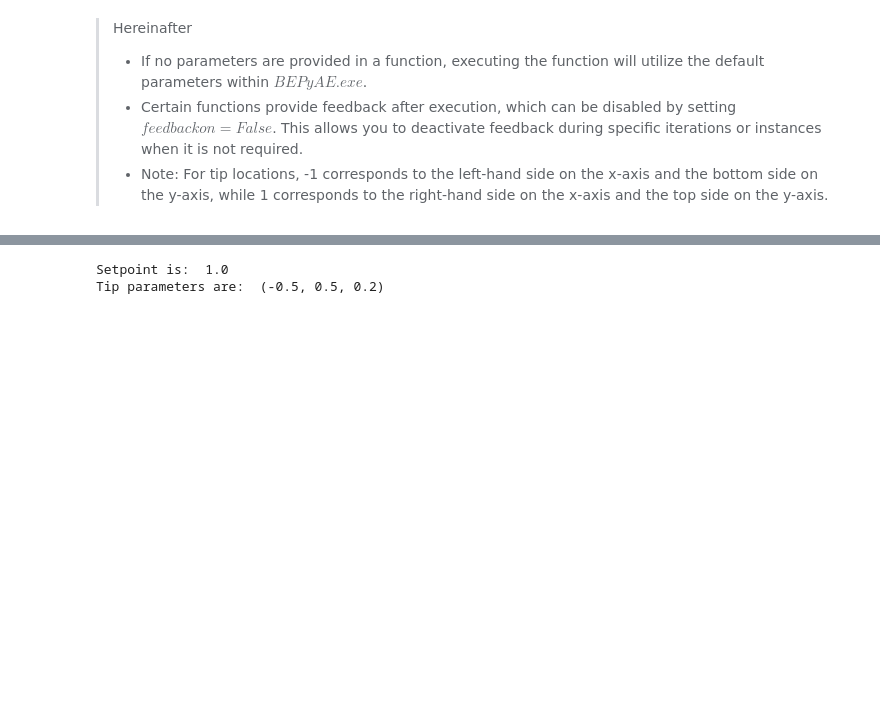
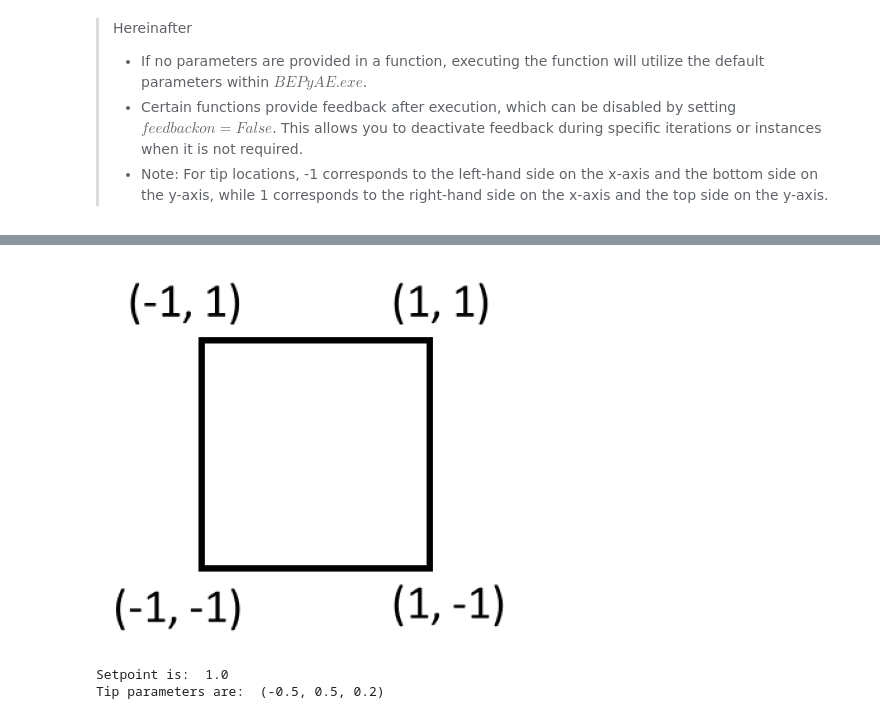
Before and after one commit to yongtaoliu/aecroscopy.pyae, a Jupyter notebook: ht_workflows/ht_domain_writing_experiment.ipynb, the cells around one changed output, grey strips where cells are left out. Saved outputs shown, nothing was run; the diff lists cells and outputs as text; code cells hidden in the pictures; blank space fills up the shorter version.

```diff
--- a/ht_workflows/ht_domain_writing_experiment.ipynb
+++ b/ht_workflows/ht_domain_writing_experiment.ipynb
@@ -51,3 +50,7 @@ newexp.init_BEPyAE(offline_development = True) # set offline_development=True if
+# %%
+im = img.imread('image1.png'); plt.imshow(im); plt.axis("off");
+# %% [output]
+[figure, added]
 # %%
 newexp.tip_control(tip_parms_dict = {"set_point_V_00": 1, "next_x_pos_00": -0.5, "next_y_pos_01": 0.5},
                    do_move_tip = True,
```
Also changed, not shown: parts of 9 cells of this notebook.
